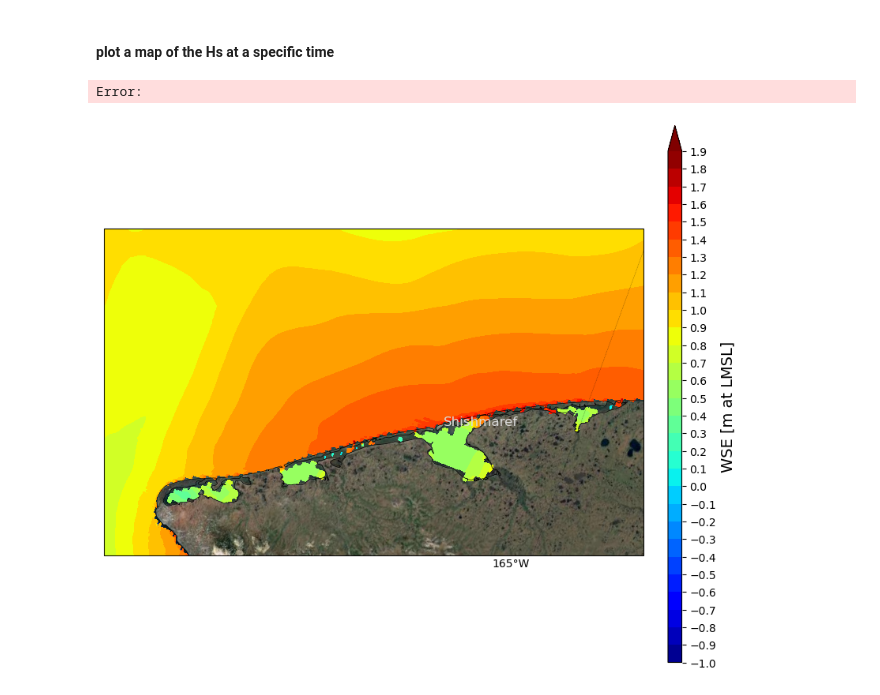
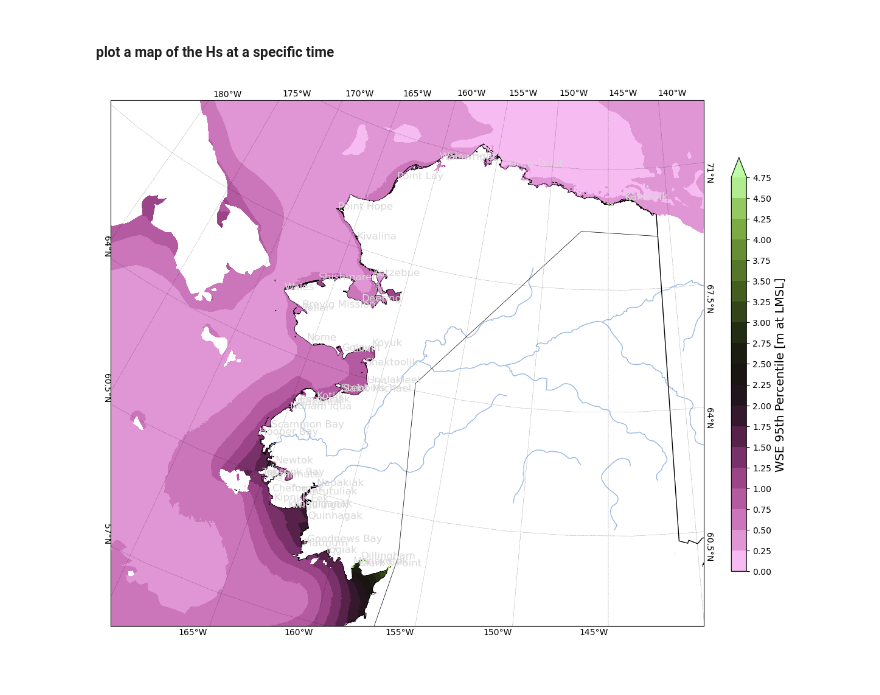
Before and after one commit to tmiesse/arctic_storm, a Jupyter notebook: flood_categories.ipynb, the cells around one changed output. Cells and saved outputs as stored; diff of their text form; code cells hidden in the pictures.

Commit message:
added more validation figures and seperated the notebook to a validation only notebook

```diff
--- a/flood_categories.ipynb
+++ b/flood_categories.ipynb
@@ -65,4 +63,4 @@ Download the swan_HS.63.nc from one of the 4 folders
 # %%
 root = pl.Path('/groups/ORC-CLIMATE/fhrl_repo/Arctic_Database')
 
-ncfile = nc4.Dataset(root / '2017' /'outputs' / 'fort.63.nc')
+ncfile = nc4.Dataset(root / '2019' /'outputs' / 'fort.63.nc','r')
@@ -76,0 +116,9 @@ x,y = ncfile.variables['x'][:],ncfile.variables['y'][:]
+# %%
+percentile_95_all_years = []  # Store 95th percentile across years
+for year in range(2010, 2025):
+    dataset = nc4.Dataset(root / str(year) / 'outputs' / 'fort.63.nc', 'r')
+    dataset.set_auto_mask(False)  # ✅ Disable automatic masking for faster reads
+    zeta_data = dataset.variables["zeta"][:]
+    dataset.close()  # Close after loading
+    percentile_95_all_years.append(np.percentile(zeta_data, 95, axis=0))  # Compute 95th percentile for this year
+percentile_95_all_years = np.max(np.stack(percentile_95_all_years), axis=0)  # ✅ Compute highest 95th percentile across all years
@@ -111,39 +150,32 @@ lon1,lon2 = -172, -140
 # search for the nearest time to the time inputted
 #idx = np.where((time1 < dt.values) &\
 #               (dt.values < time2))[0]
+ncfile = nc4.Dataset(root / '2017' /'outputs' / 'fort.63.nc','r')
-# %% [output]
-Error:
 # %%
 # plot parameters to initialize the plot
 proj = ccrs.NorthPolarStereo(central_longitude=-145) # this data is in the arctic so we use the NorthPolarStereo projection
 google_terrain = cimgt.GoogleTiles(style="satellite")
 #proj = ccrs.PlateCarree()
-fig = plt.figure(figsize=(7,10))
+fig = plt.figure(figsize=(10,10))
 ax = plt.axes([0,0.,0.975,.975],projection=proj)
-cmap = mpl.cm.get_cmap('jet')
+cmap = mpl.cm.get_cmap('vanimo')
 
 # define countorus levels and colormap
-levels = np.arange(-1.,2.,0.1)
+levels = np.arange(0.,5.,0.25)
 
 
 # plot the model data on a map
 # this is a triangular grid so we need to define the triangles
 # and we need to use tricontourf to plot the data
-triang = tri.Triangulation(x,y, triangles=ncfile.variables['element'][:,:]-1)
-Z = np.max(ncfile['zeta'][idx,:],axis=0)
-if Z.mask.any():
-    point_mask_indices = np.where(Z.mask)
-    tri_mask = np.any(np.in1d(ncfile.variables['element'][:,:]-1 , \
-                              point_mask_indices).reshape(-1, 3), axis=1)
-    triang.set_mask(tri_mask)
-cf = ax.tricontourf(triang, Z,transform = ccrs.PlateCarree(),levels=levels, extend = 'max',cmap = cmap)
+triang = tri.Triangulation(lons,lats, triangles=ncfile.variables['element'][:,:]-1)
+#Z = np.max(ncfile['zeta'][idx,:],axis=0)
+#if Z.mask.any():
+#    point_mask_indices = np.where(Z.mask)
+#    tri_mask = np.any(np.in1d(ncfile.variables['element'][:,:]-1 , \
+#                              point_mask_indices).reshape(-1, 3), axis=1)
+#    triang.set_mask(tri_mask)
+cf = ax.tricontourf(triang, percentile_95_all_years,transform = ccrs.PlateCarree(),levels=levels, extend = 'max',cmap = cmap)
 
-#Z = ncfile2['iceaf'][idx,:].data
-#ice_level1 = [0,20,40,60,80,100]
-#ice_level2 = np.arange(0.0,100.00000000,20)
-#cf1 = ax.tricontour(triang, Z,transform = ccrs.PlateCarree(),levels=ice_level2,
-#                            extend='max',cmap=mpl.cm.get_cmap('gist_gray'), linewidths = 1,zorder=2)#colors = '#f2f2f2'
-# map parameters to make it look nice
 
 for c in range(len(communities)):
     cx,cy = communities.iloc[c].geometry.centroid.x,communities.iloc[c].geometry.centroid.y
@@ -154,36 +186,36 @@ for c in range(len(coastline)):
     cx,cy = coastline.iloc[c].geometry.exterior.xy
     ax.plot(cx,cy,transform=ccrs.PlateCarree(),color='black',linewidth=0.5)
 ax.set_extent([lon1, lon2, lat1, lat2], crs=ccrs.PlateCarree())
-ax.add_image(google_terrain, 8)
+#ax.add_image(google_terrain, 8)
 #ax.coastlines(resolution='10m',linewidth=0.5)
 ax.add_feature(cart.feature.RIVERS,linestyle="-")
 ax.add_feature(cart.feature.BORDERS.with_scale("50m"),linestyle="-")
 gl = ax.gridlines(xlocs=np.arange(-190,-100,5),ylocs=np.arange(-90,90,3.5),
                             draw_labels=True,linewidth=0.3, color="black", alpha=0.5,
                             y_inline=False,linestyle="--",zorder=20)
 gl.xlabels_top = False
 gl.xlabels_bottom = True
 gl.xlabel_style = {'rotation': 0}
 gl.ylabels_left = False
 gl.ylabels_right= True
 gl.ylabel_style = {'rotation': -90}
 gl.ypadding = 1.25
 gl.xformatter = cart.mpl.gridliner.LONGITUDE_FORMATTER
 gl.xpadding = 8
 
 # add the colorbar
 cbar_ax = fig.add_axes([1.02,.145,0.025,0.68])
 cbar = fig.colorbar(cf,cax = cbar_ax, ticks=levels,orientation='vertical')
-cbar.set_label(label = r'WSE [m at LMSL]',fontsize =14)
+cbar.set_label(label = r'WSE 95th Percentile [m at LMSL]',fontsize =14)
 #cbar_ax2 = fig.add_axes([0.,-0.075,0.97,0.02])
 #cbar = mpl.colorbar.ColorbarBase(cbar_ax2, cmap=mpl.cm.get_cmap('gist_gray'), values=ice_level2,
 #                                    ticks=ice_level1,orientation='horizontal')
 
 #cbar.set_label(label = r'Sea Ice Concentration [0-1]',fontsize =12,labelpad=-0.1)
 
 plt.show()
 # %% [output]
-[figure, old version]
+[figure, new version]
 # %%
 def fmt(x):
     s = f"{x:.1f}"
```
Also changed, not shown: parts of 14 cells of this notebook, 5 other files.
